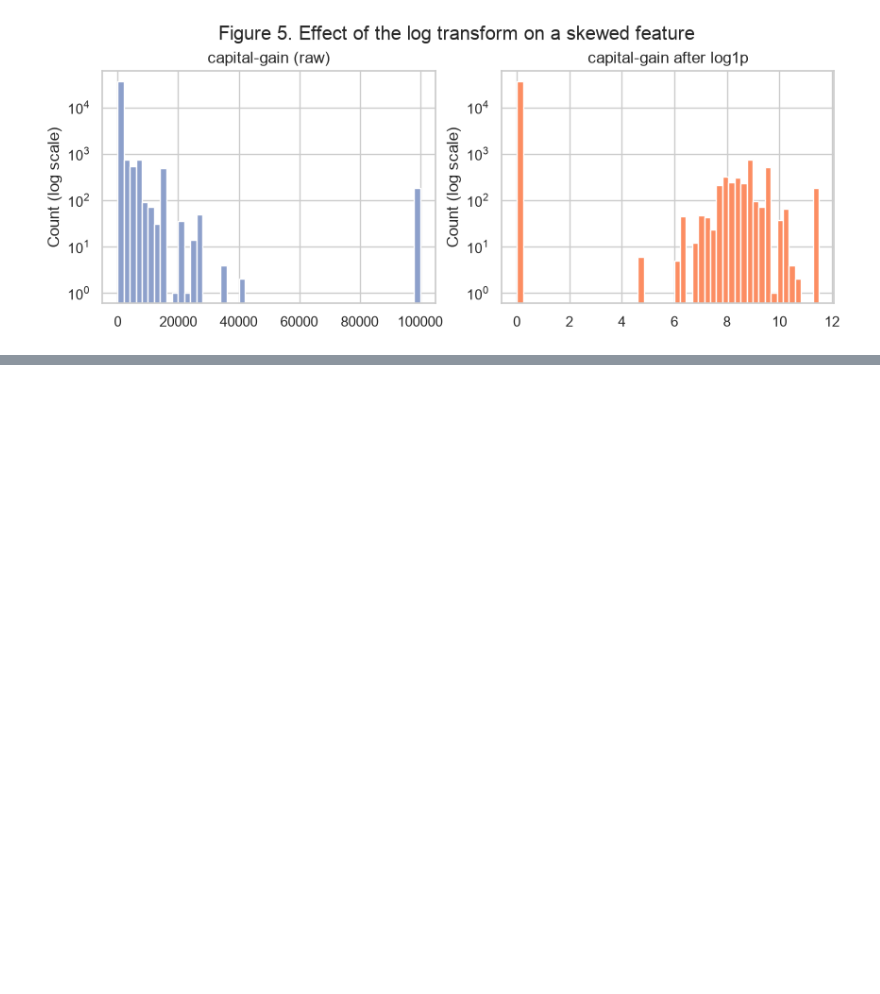
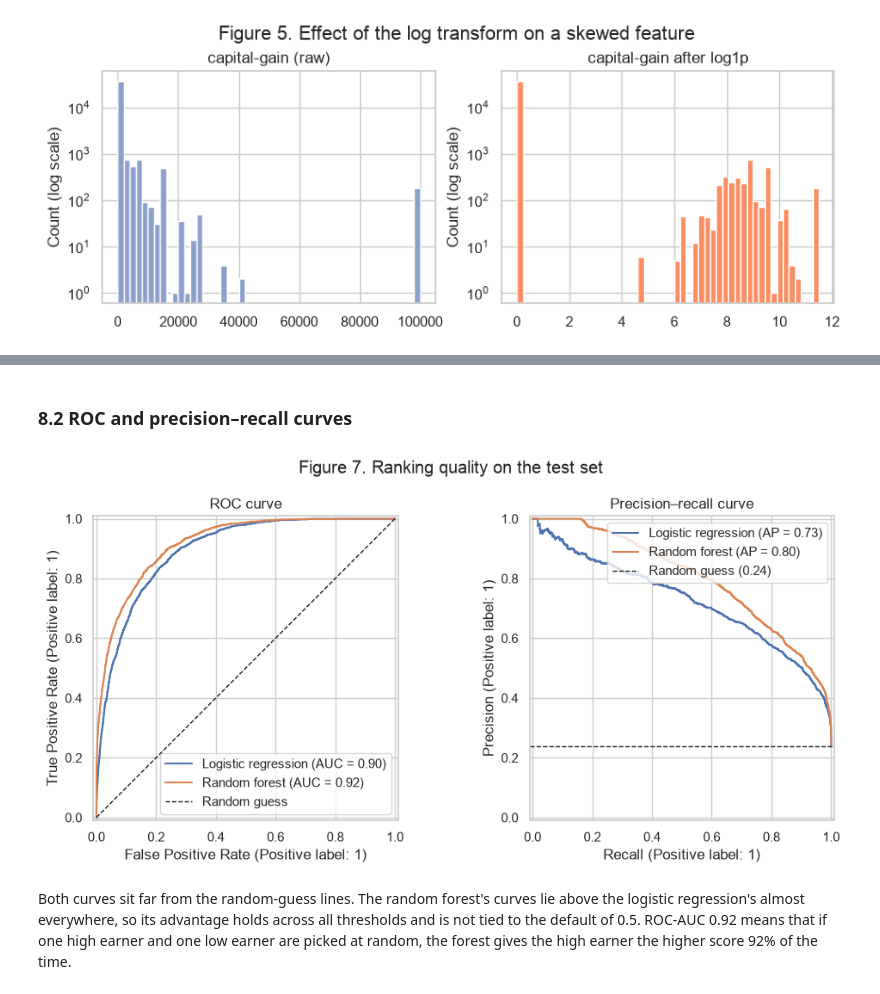
Before and after one commit to alexander-kuzmin-us/MachineLearningFoundations, a Jupyter notebook: modeling.ipynb, the cells around one changed output, grey strips where cells are left out. Saved outputs shown, nothing was run; the diff lists cells and outputs as text; code cells hidden in the pictures; blank space fills up the shorter version.

```diff
--- a/modeling.ipynb
+++ b/modeling.ipynb
@@ -444,0 +485,4 @@ plt.show()
+# %%
+baseline = make_pipeline(DummyClassifier(strategy="most_frequent"))
+baseline.fit(X_train, y_train)
+print(f"Baseline training accuracy: {baseline.score(X_train, y_train):.3f}")
@@ -444,0 +494,8 @@ plt.show()
+# %%
+lr_search = tune(
+    "Logistic regression",
+    LogisticRegression(max_iter=2000, random_state=RANDOM_STATE),
+    {"model__C": [0.01, 0.1, 1, 10],
+     "model__class_weight": [None, "balanced"]},
+)
+log_reg = lr_search.best_estimator_
@@ -444,0 +627,20 @@ plt.show()
+# %% [markdown]
+### 8.2 ROC and precision–recall curves
+# %%
+fig, axes = plt.subplots(1, 2, figsize=(12, 4.6))
+for name in ["Logistic regression", "Random forest"]:
+    RocCurveDisplay.from_estimator(models[name], X_test, y_test, name=name, ax=axes[0])
+    PrecisionRecallDisplay.from_estimator(models[name], X_test, y_test, name=name, ax=axes[1])
+axes[0].plot([0, 1], [0, 1], "k--", lw=1, label="Random guess")
+axes[0].legend(loc="lower right")
+axes[1].axhline(y_test.mean(), color="k", ls="--", lw=1, label=f"Random guess ({y_test.mean():.2f})")
+axes[1].legend(loc="upper right")
+axes[0].set_title("ROC curve")
+axes[1].set_title("Precision–recall curve")
+fig.suptitle("Figure 7. Ranking quality on the test set", y=1.02)
+save(fig, "fig7_roc_pr_curves")
+plt.show()
+# %% [output]
+[figure, added]
+# %% [markdown]
+Both curves sit far from the random-guess lines. The random forest's curves lie above the logistic regression's almost everywhere, so its advantage holds across all thresholds and is not tied to the default of 0.5. ROC-AUC 0.92 means that if one high earner and one low earner are picked at random, the forest gives the high earner the higher score 92% of the time.
```
Also changed, not shown: parts of 33 cells of this notebook, 6 other files.
